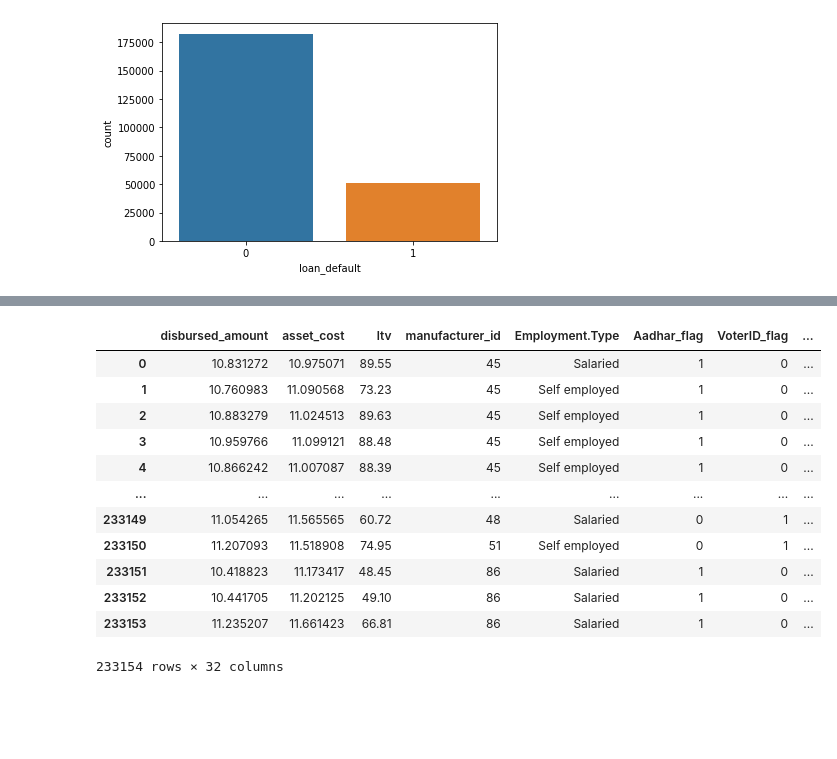
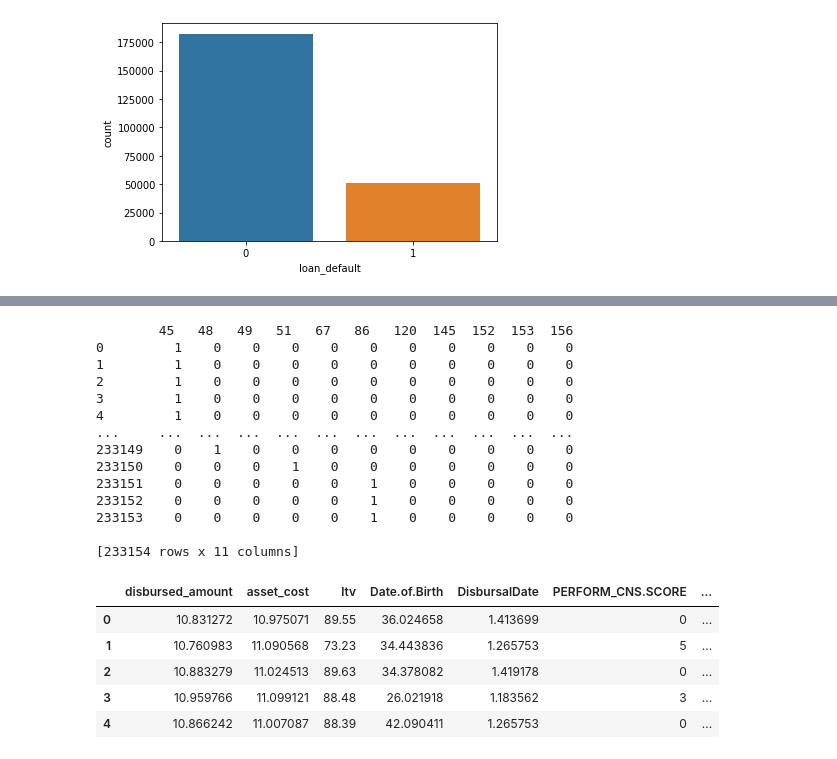
Before and after one commit to xavierigneous/Vehicle-Loan-Default-Prediction, a Jupyter notebook: Pravin Kumar/vehicle_loan_default ver 3.ipynb, the cells around one changed output, grey strips where cells are left out. Cells and saved outputs as stored; diff of their text form; code cells hidden in the pictures; blank space fills up the shorter version.

```diff
--- a/Pravin Kumar/vehicle_loan_default ver 3.ipynb
+++ b/Pravin Kumar/vehicle_loan_default ver 3.ipynb
@@ -1198,16 +1191,33 @@ df=df.drop(['supplier_id','branch_id','Current_pincode_ID','State_ID','Employee_
+# %%
+manu =pd.get_dummies(df['manufacturer_id'], columns=['manufacturer_id'], drop_first=False)
+print(manu)
+# %% [output]
+        45   48   49   51   67   86   120  145  152  153  156
+0         1    0    0    0    0    0    0    0    0    0    0
+1         1    0    0    0    0    0    0    0    0    0    0
+2         1    0    0    0    0    0    0    0    0    0    0
+3         1    0    0    0    0    0    0    0    0    0    0
+4         1    0    0    0    0    0    0    0    0    0    0
+...     ...  ...  ...  ...  ...  ...  ...  ...  ...  ...  ...
+233149    0    1    0    0    0    0    0    0    0    0    0
+233150    0    0    0    1    0    0    0    0    0    0    0
+233151    0    0    0    0    0    1    0    0    0    0    0
+233152    0    0    0    0    0    1    0    0    0    0    0
+233153    0    0    0    0    0    1    0    0    0    0    0
+
+[233154 rows x 11 columns]
+# %%
+df=df.drop(['Employment.Type','manufacturer_id'],axis=1)
+# %%
+df=pd.concat([df,manu],axis=1)
+# %%
+df=pd.concat([df,temp],axis=1)
 # %%
-df
+df.head()
 # %% [output]
-|  | disbursed_amount | asset_cost | ltv | manufacturer_id | Employment.Type | Aadhar_flag | VoterID_flag | ... |
-| 0 | 10.831272 | 10.975071 | 89.55 | 45 | Salaried | 1 | 0 | ... |
-| 1 | 10.760983 | 11.090568 | 73.23 | 45 | Self employed | 1 | 0 | ... |
-| 2 | 10.883279 | 11.024513 | 89.63 | 45 | Self employed | 1 | 0 | ... |
-| 3 | 10.959766 | 11.099121 | 88.48 | 45 | Self employed | 1 | 0 | ... |
-| 4 | 10.866242 | 11.007087 | 88.39 | 45 | Self employed | 1 | 0 | ... |
-| ... | ... | ... | ... | ... | ... | ... | ... | ... |
-| 233149 | 11.054265 | 11.565565 | 60.72 | 48 | Salaried | 0 | 1 | ... |
-| 233150 | 11.207093 | 11.518908 | 74.95 | 51 | Self employed | 0 | 1 | ... |
-| 233151 | 10.418823 | 11.173417 | 48.45 | 86 | Salaried | 1 | 0 | ... |
-| 233152 | 10.441705 | 11.202125 | 49.10 | 86 | Salaried | 1 | 0 | ... |
-| 233153 | 11.235207 | 11.661423 | 66.81 | 86 | Salaried | 1 | 0 | ... |
+|  | disbursed_amount | asset_cost | ltv | Date.of.Birth | DisbursalDate | PERFORM_CNS.SCORE | ... |
+| 0 | 10.831272 | 10.975071 | 89.55 | 36.024658 | 1.413699 | 0 | ... |
+| 1 | 10.760983 | 11.090568 | 73.23 | 34.443836 | 1.265753 | 5 | ... |
+| 2 | 10.883279 | 11.024513 | 89.63 | 34.378082 | 1.419178 | 0 | ... |
+| 3 | 10.959766 | 11.099121 | 88.48 | 26.021918 | 1.183562 | 3 | ... |
+| 4 | 10.866242 | 11.007087 | 88.39 | 42.090411 | 1.265753 | 0 | ... |
-233154 rows × 32 columns
```
Also changed, not shown: parts of 73 cells of this notebook.
